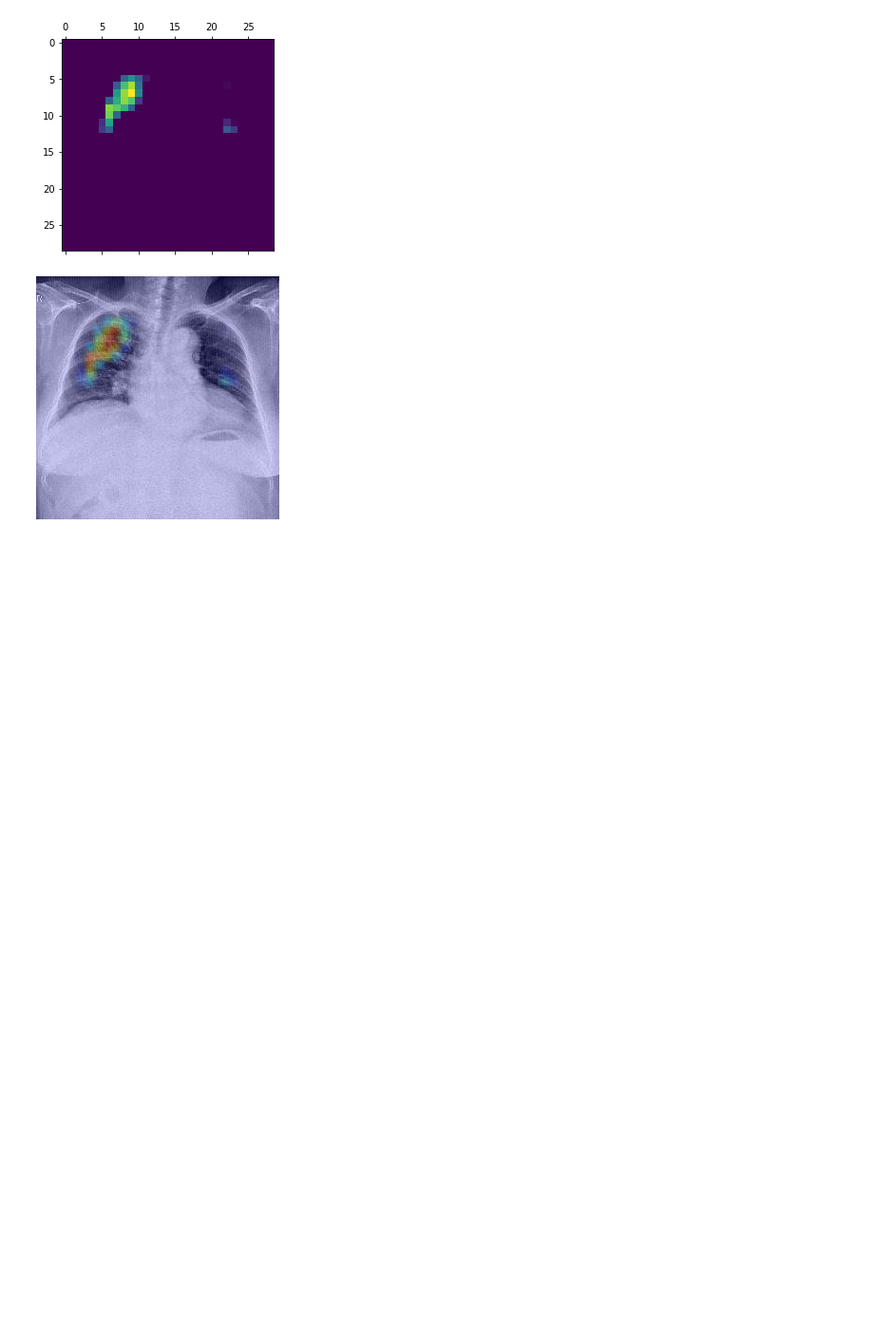
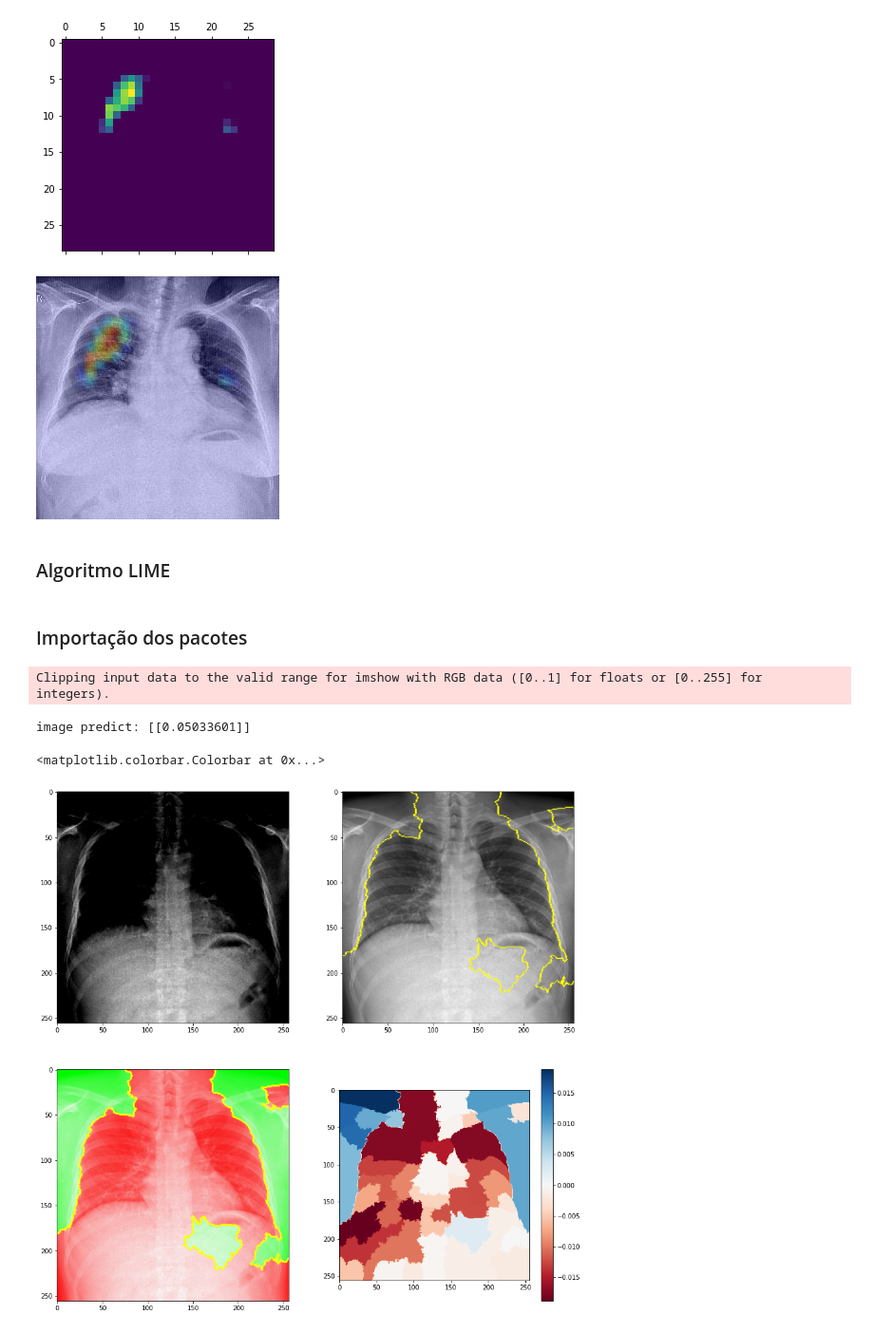
Before and after one commit to Alyssonmach/grad-cam-implementation, a Jupyter notebook: grad-cam-radiography.ipynb, the cells around one changed output. Shown at 95% size. Saved outputs shown, nothing was run; the diff lists cells and outputs as text; code cells hidden in the pictures; blank space fills up the shorter version.

```diff
--- a/grad-cam-radiography.ipynb
+++ b/grad-cam-radiography.ipynb
@@ -615,3 +615,7 @@ Porcentagem de anormalidade: [[99.88438]] %
 [figure]
 [figure]
 [figure]
+# %% [markdown]
+### Algoritmo LIME
+# %% [markdown]
+### Importação dos pacotes
@@ -617,0 +644,42 @@ Porcentagem de anormalidade: [[99.88438]] %
+# %%
+explainer = lime_image.LimeImageExplainer()
+
+path = '/content/drive/MyDrive/vinbigdata/test/002a34c58c5b758217ed1f584ccbcfe9.jpg'
+
+img_path = keras.preprocessing.image.load_img(path, target_size = img_size)
+
+img_array = preprocess_input(get_img_array(img_path, img_size))
+
+explanation = explainer.explain_instance(img_array[0].astype('double'), model_base.predict,
+                                         top_labels = 1, hide_color=0, num_samples=3000)
+
+print('image predict: {}'.format(model_base.predict(img_array)))
+
+plt.figure(figsize = (15, 15))
+
+plt.subplot(2, 2, 1)
+plt.imshow(img_array[0])
+
+temp, mask = explanation.get_image_and_mask(explanation.top_labels[0], positive_only=True,
+                                            num_features=50, hide_rest=False)
+plt.subplot(2, 2, 2)
+plt.imshow(mark_boundaries(temp / 2 + 0.5, mask))
+
+temp, mask = explanation.get_image_and_mask(explanation.top_labels[0], positive_only=False,
+                                            num_features=50, hide_rest=False)
+plt.subplot(2, 2, 3)
+plt.imshow(mark_boundaries(temp / 2 + 0.5, mask))
+
+ind =  explanation.top_labels[0]
+
+dict_heatmap = dict(explanation.local_exp[ind])
+heatmap = np.vectorize(dict_heatmap.get)(explanation.segments)
+
+plt.subplot(2, 2, 4)
+plt.imshow(heatmap, cmap = 'RdBu', vmin  = -heatmap.max(), vmax = heatmap.max())
+plt.colorbar()
+# %% [output]
+Clipping input data to the valid range for imshow with RGB data ([0..1] for floats or [0..255] for integers).
+image predict: [[0.05033601]]
+<matplotlib.colorbar.Colorbar at 0x...>
+[figure, added]
```
Also changed, not shown: parts of 4 cells of this notebook.
